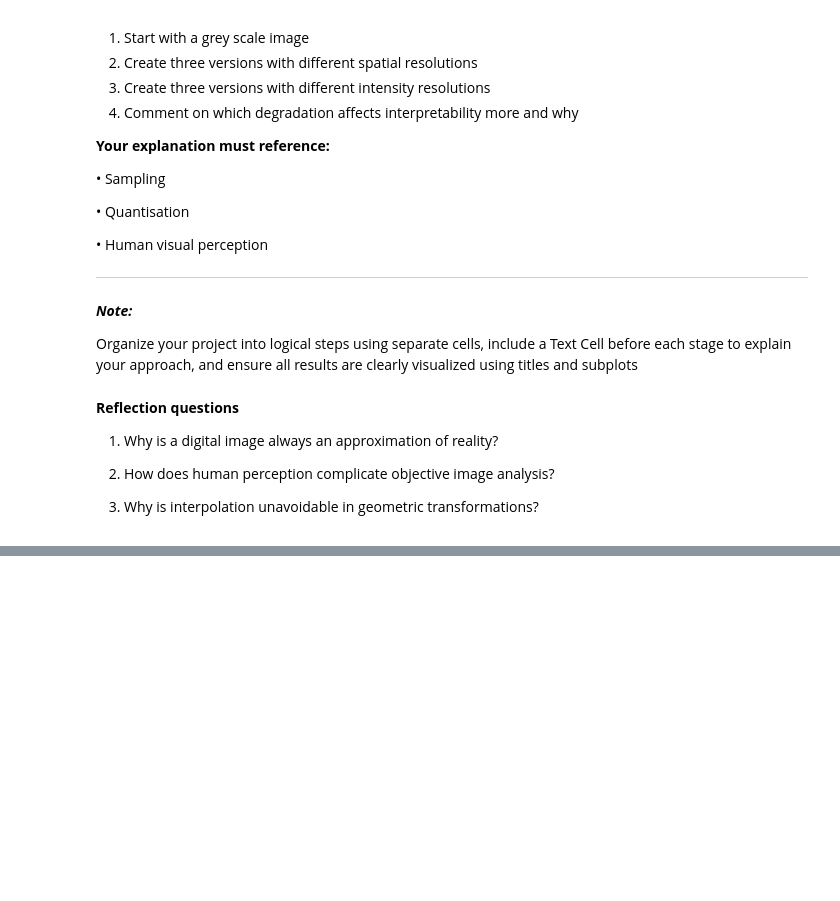
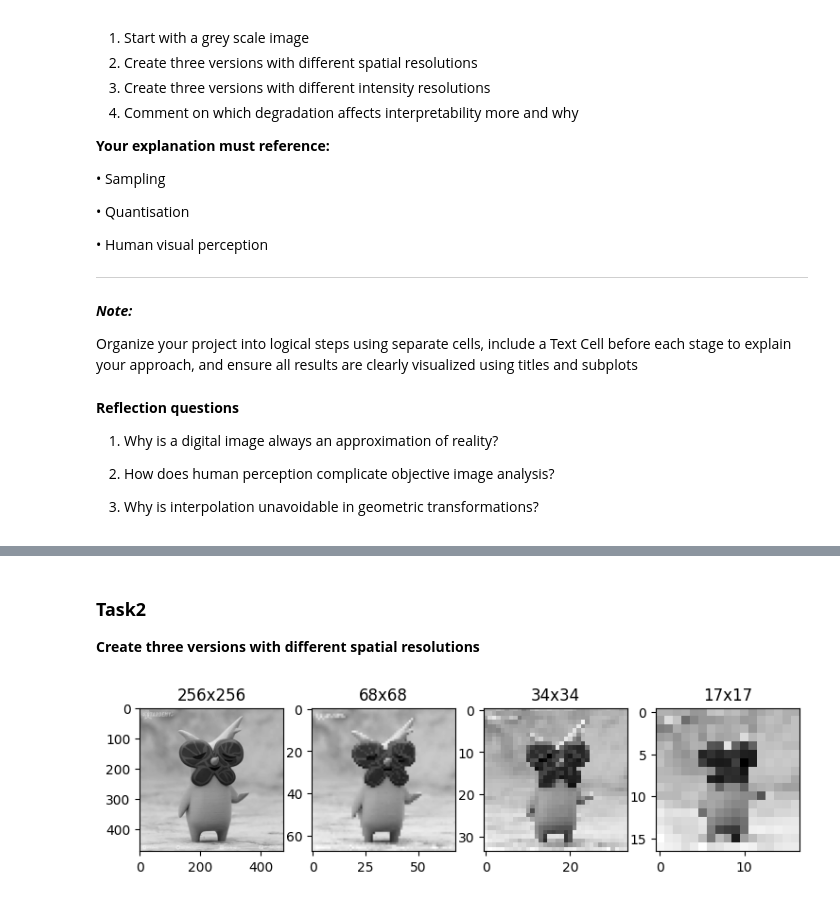
Before and after one commit to BashayrA/Digital-Image-Processing---Labs, a Jupyter notebook: lab2-BashayrA/Lab2.ipynb, the cells around one changed output, grey strips where cells are left out. Drawn from its saved outputs; the diff is of its cells as text; code cells hidden in the pictures; blank space fills up the shorter version.

```diff
--- a/lab2-BashayrA/Lab2.ipynb
+++ b/lab2-BashayrA/Lab2.ipynb
@@ -341,0 +378,18 @@ ________________________________________
+# %% [markdown]
+### **Task2**
+
+**Create three versions with different spatial resolutions**
+# %%
+# Downsampling
+down_64 = korok_gray[::7, ::7] # discard 4 steps
+down_32 = korok_gray[::14, ::14] # discard 8 steps
+down_16 = korok_gray[::29, ::29] # discard 16 steps
+
+plt.figure(figsize=(9,3))
+plt.subplot(1,4,1); plt.imshow(korok_gray, cmap='gray'); plt.title("256x256")
+plt.subplot(1,4,2); plt.imshow(down_64, cmap='gray'); plt.title("68x68")
+plt.subplot(1,4,3); plt.imshow(down_32, cmap='gray'); plt.title("34x34")
+plt.subplot(1,4,4); plt.imshow(down_16, cmap='gray'); plt.title("17x17")
+plt.show()
+# %% [output]
+[figure, added]
```
Also changed, not shown: parts of 6 cells of this notebook, 1 other file.
